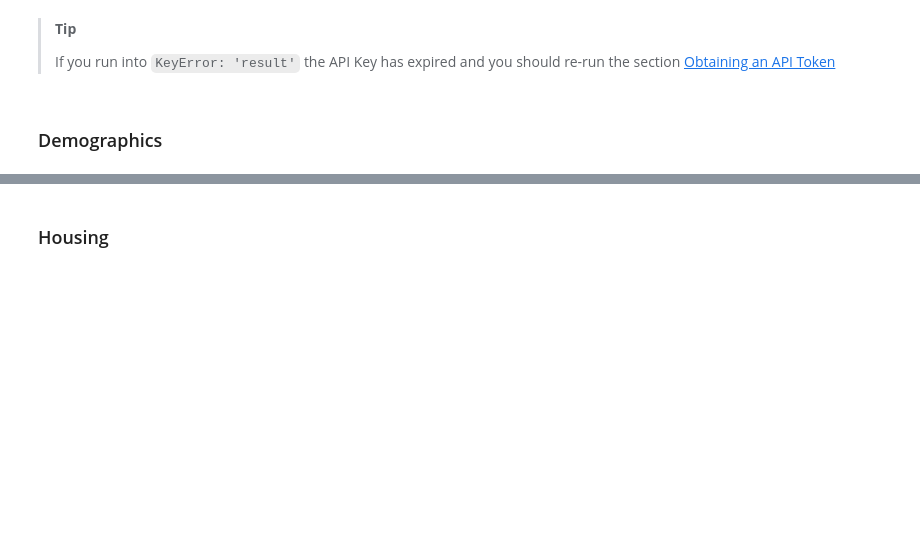
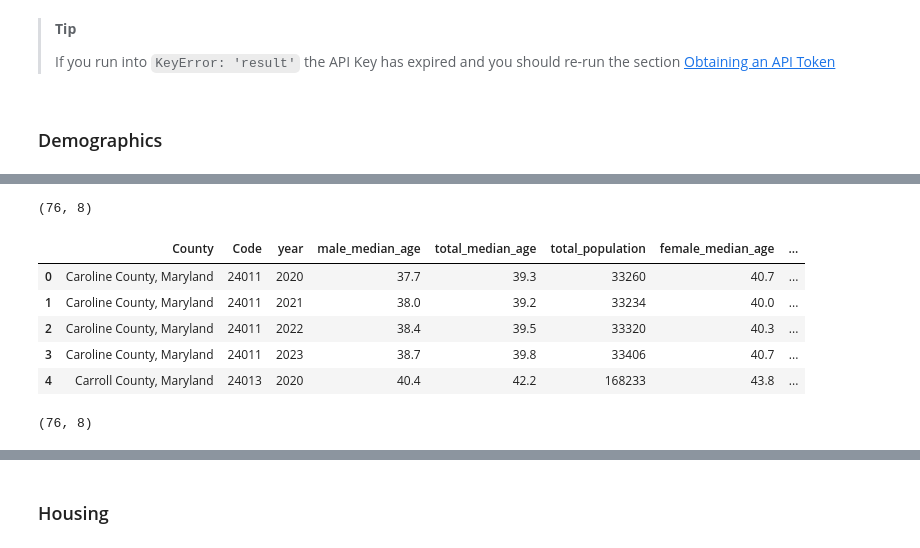
Before and after one commit to rwcitek/anl-nerde, a Jupyter notebook: nerde_argonne_api_python.ipynb, the cells around one changed output, grey strips where cells are left out. Drawn from its saved outputs; the diff is of its cells as text; code cells hidden in the pictures; blank space fills up the shorter version.

```diff
--- a/nerde_argonne_api_python.ipynb
+++ b/nerde_argonne_api_python.ipynb
@@ -322,3 +397,20 @@ demographics_nested_df = demographics_df[['county', 'county_fips', 'annual_demog
 # %%
 # Annual Demographics Un-nested
 demographics_annnual_df = flatten_column_data(demographics_nested_df, 'annual_demographics')
+# %%
+demographics_annnual_df.shape
+# %% [output]
+(76, 8)
+# %%
+demographics_annnual_df[:5]
+# %% [output]
+|  | County | Code | year | male_median_age | total_median_age | total_population | female_median_age | ... |
+| 0 | Caroline County, Maryland | 24011 | 2020 | 37.7 | 39.3 | 33260 | 40.7 | ... |
+| 1 | Caroline County, Maryland | 24011 | 2021 | 38.0 | 39.2 | 33234 | 40.0 | ... |
+| 2 | Caroline County, Maryland | 24011 | 2022 | 38.4 | 39.5 | 33320 | 40.3 | ... |
+| 3 | Caroline County, Maryland | 24011 | 2023 | 38.7 | 39.8 | 33406 | 40.7 | ... |
+| 4 | Carroll County, Maryland | 24013 | 2020 | 40.4 | 42.2 | 168233 | 43.8 | ... |
+# %%
+flatten_column_data_2(demographics_nested_df, 'annual_demographics').shape
+# %% [output]
+(76, 8)
```
Also changed, not shown: parts of 81 cells of this notebook.
